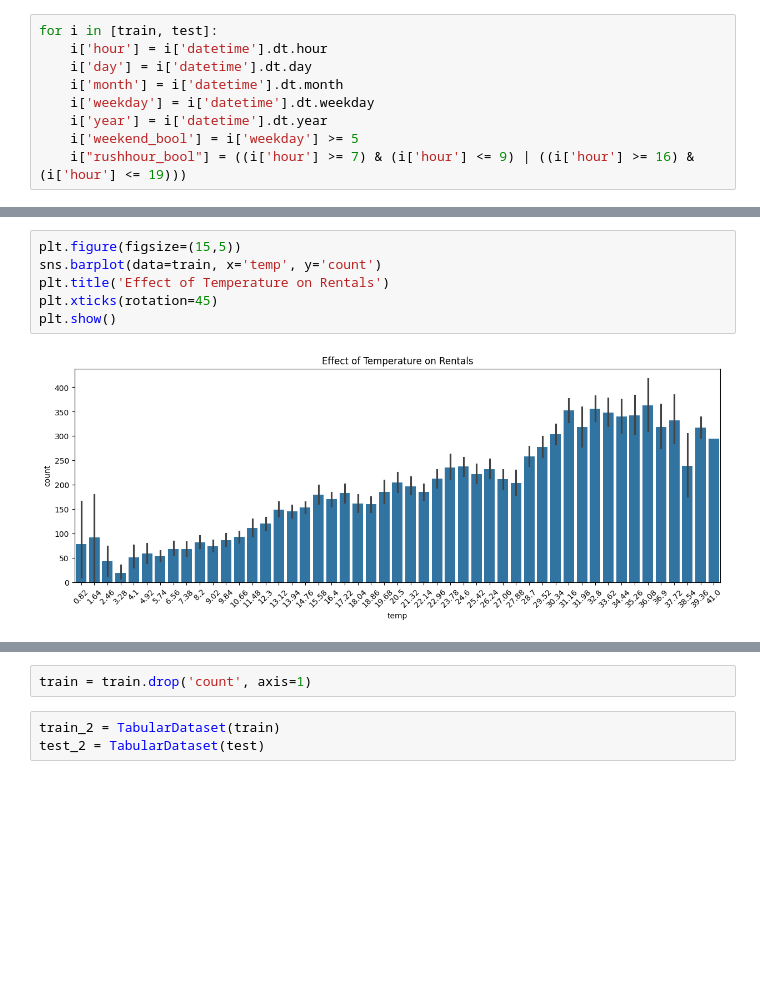
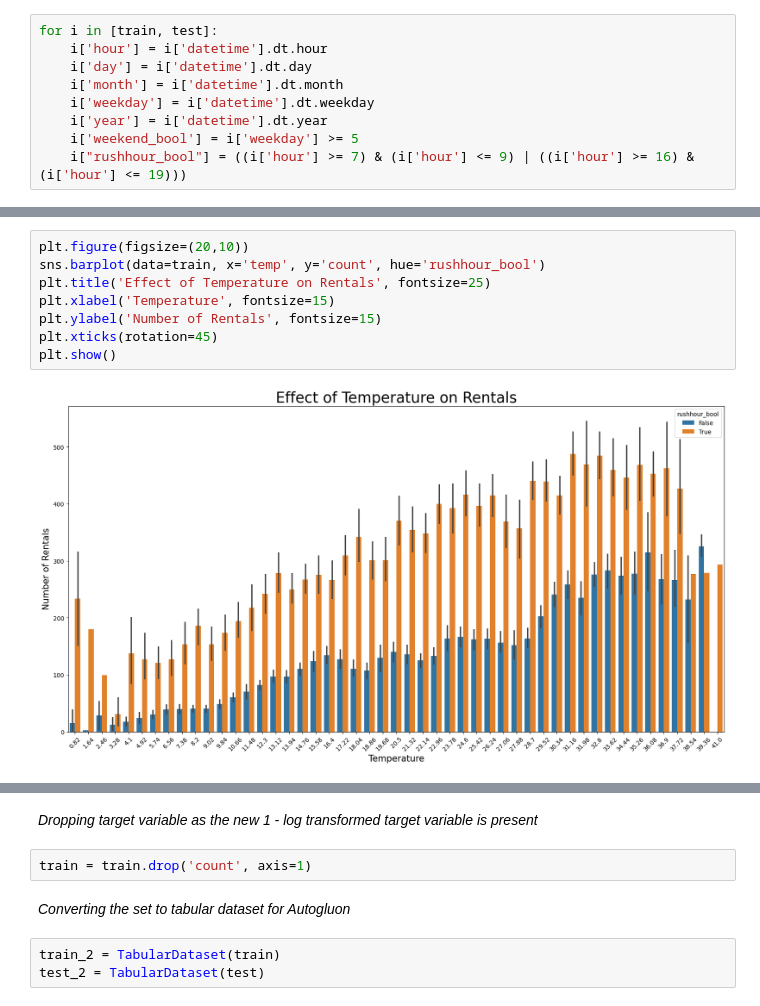
Before and after one commit to EFaridRahimli/bike_sharing_demand, a Jupyter notebook: sharingdemand.ipynb, the cells around one changed output, grey strips where cells are left out. Cells and saved outputs as stored; diff of their text form; blank space fills up the shorter version.

```diff
--- a/sharingdemand.ipynb
+++ b/sharingdemand.ipynb
@@ -326,17 +420,23 @@ plt.show()
 # %%
-plt.figure(figsize=(15,5))
-sns.barplot(data=train, x='temp', y='count')
-plt.title('Effect of Temperature on Rentals')
+plt.figure(figsize=(20,10))
+sns.barplot(data=train, x='temp', y='count', hue='rushhour_bool')
+plt.title('Effect of Temperature on Rentals', fontsize=25)
+plt.xlabel('Temperature', fontsize=15)
+plt.ylabel('Number of Rentals', fontsize=15)
 plt.xticks(rotation=45)
 plt.show()
 # %% [output]
-[figure, old version]
+[figure, new version]
 # %% [markdown]
 <!-- # SECOND MODEL -->
 # %% [markdown]
 <!-- *Creating new TabularDataset to fit second model* -->
+# %% [markdown]
+*Dropping target variable as the new 1 - log transformed target variable is present*
 # %%
 train = train.drop('count', axis=1)
+# %% [markdown]
+*Converting the set to tabular dataset for Autogluon*
 # %%
 train_2 = TabularDataset(train)
 test_2 = TabularDataset(test)
```
Also changed, not shown: parts of 75 cells of this notebook, 5 other files.
